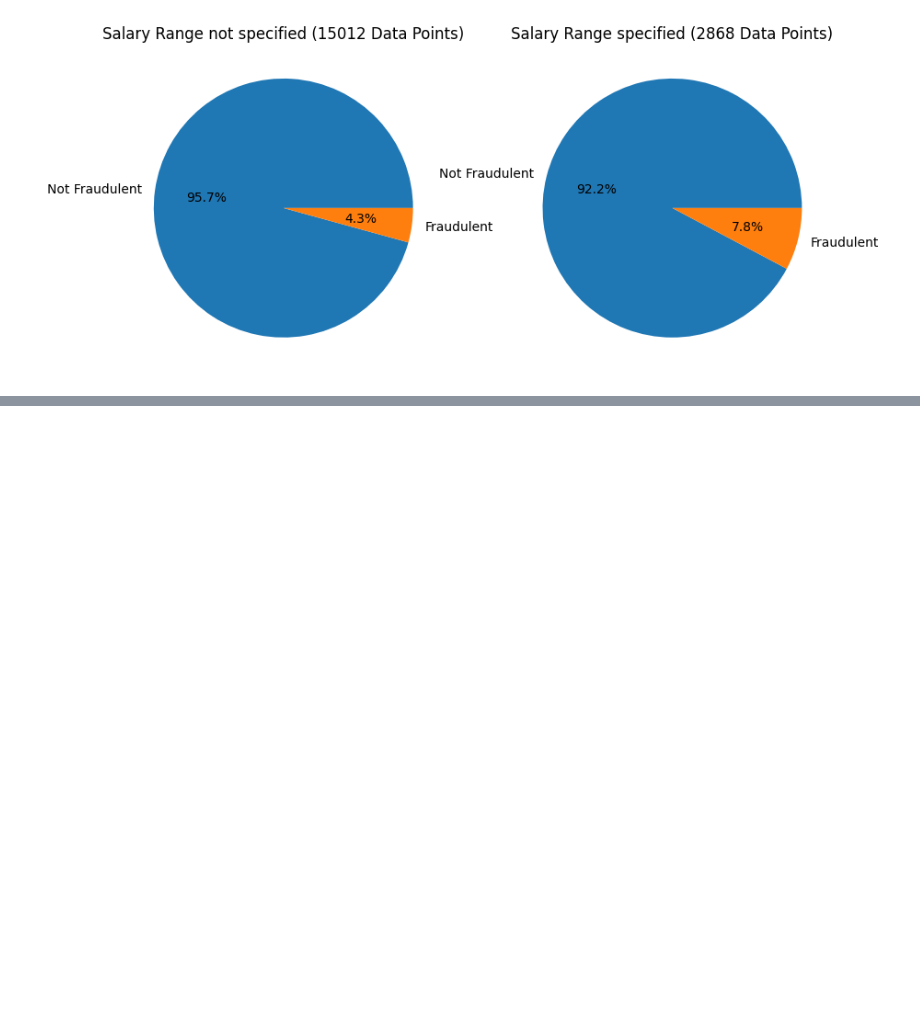
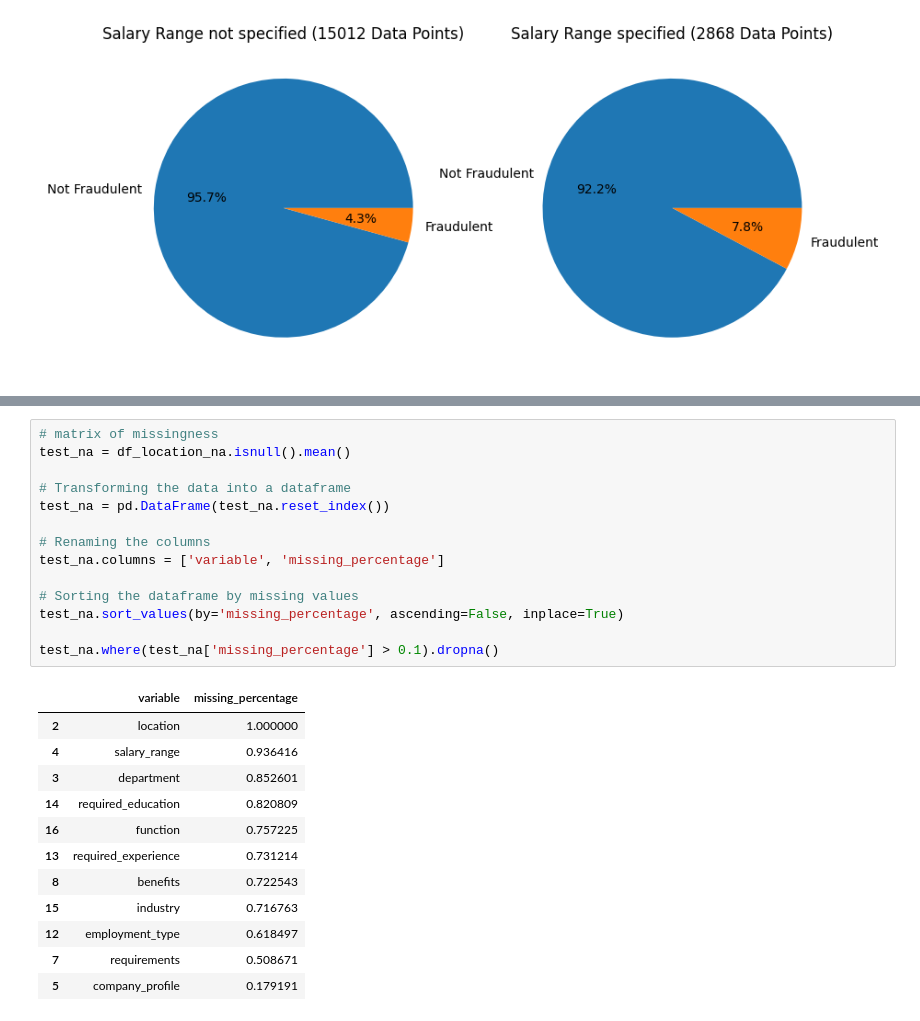
Before and after one commit to AlexandruSchneider/machine-learning-cds-106, a Jupyter notebook: Abgabe/fake_postings.ipynb, the cells around one changed output, grey strips where cells are left out. Saved outputs shown, nothing was run; the diff lists cells and outputs as text; blank space fills up the shorter version.

```diff
--- a/Abgabe/fake_postings.ipynb
+++ b/Abgabe/fake_postings.ipynb
@@ -143,0 +191,27 @@ We need to further look into the salary range.
+# %%
+# matrix of missingness
+test_na = df_location_na.isnull().mean()
+
+# Transforming the data into a dataframe
+test_na = pd.DataFrame(test_na.reset_index())
+
+# Renaming the columns
+test_na.columns = ['variable', 'missing_percentage']
+
+# Sorting the dataframe by missing values
+test_na.sort_values(by='missing_percentage', ascending=False, inplace=True)
+
+test_na.where(test_na['missing_percentage'] > 0.1).dropna()
+# %% [output]
+|  | variable | missing_percentage |
+| 2 | location | 1.000000 |
+| 4 | salary_range | 0.936416 |
+| 3 | department | 0.852601 |
+| 14 | required_education | 0.820809 |
+| 16 | function | 0.757225 |
+| 13 | required_experience | 0.731214 |
+| 8 | benefits | 0.722543 |
+| 15 | industry | 0.716763 |
+| 12 | employment_type | 0.618497 |
+| 7 | requirements | 0.508671 |
+| 5 | company_profile | 0.179191 |
```
Also changed, not shown: parts of 9 cells of this notebook.
